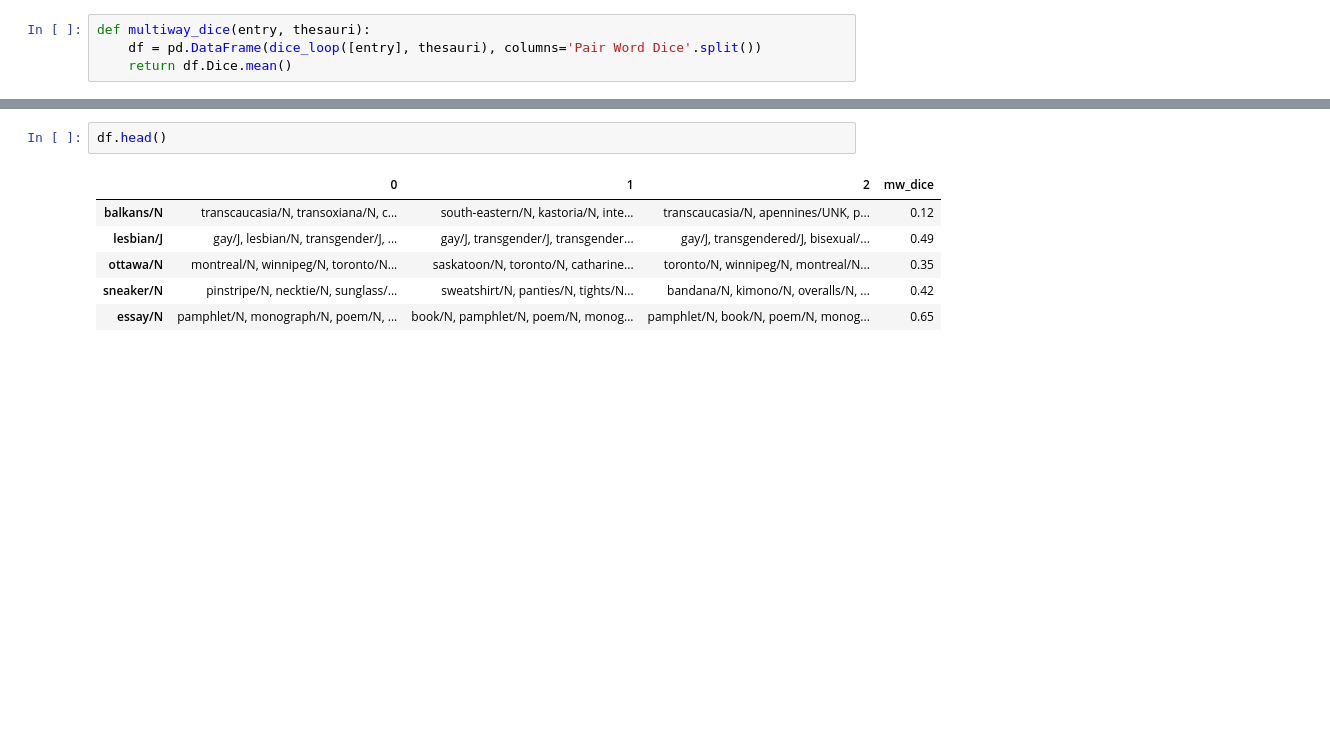
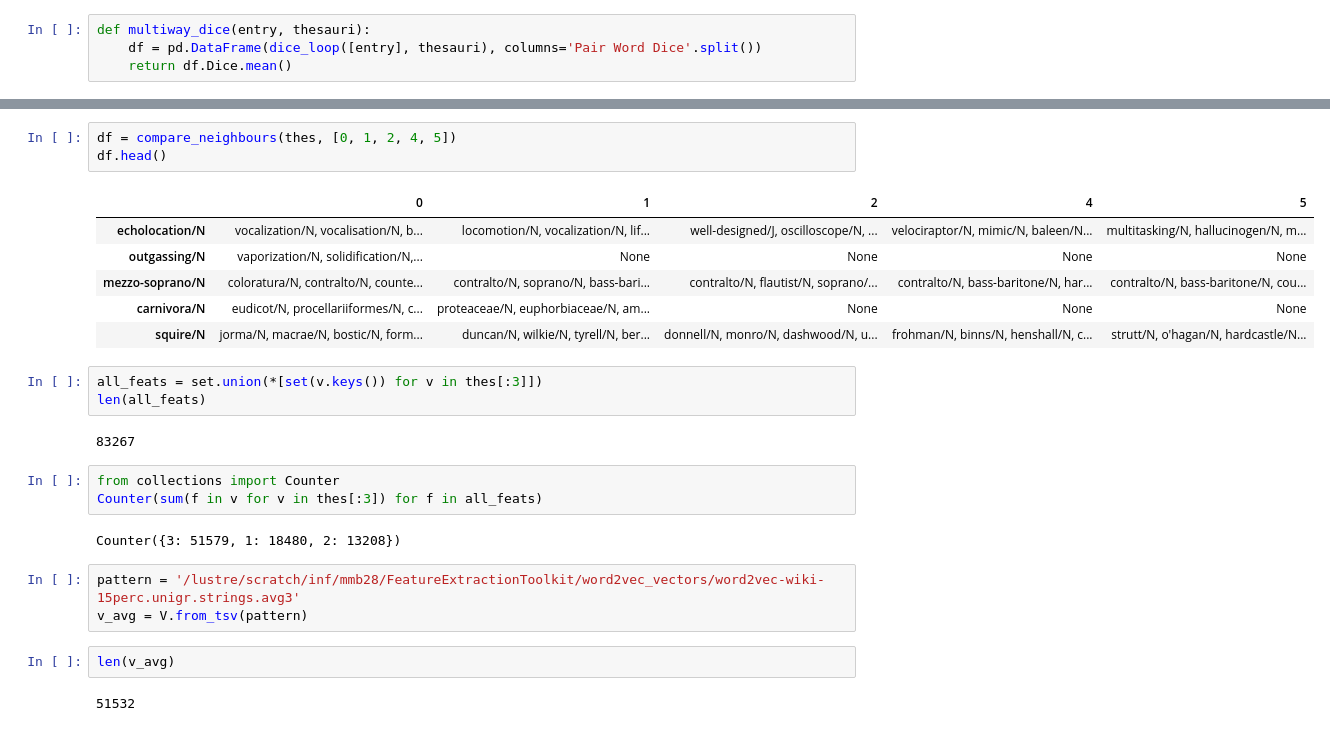
Before and after one commit to mbatchkarov/ExpLosion, a Jupyter notebook: notebooks/w2v_repeats_effect_of_random_initialisation.ipynb, the cells around one changed output, grey strips where cells are left out. Saved outputs shown, nothing was run; the diff lists cells and outputs as text; blank space fills up the shorter version.

```diff
--- a/notebooks/w2v_repeats_effect_of_random_initialisation.ipynb
+++ b/notebooks/w2v_repeats_effect_of_random_initialisation.ipynb
@@ -191,11 +181,29 @@ lesbian/J & 0 &        gay/J, lesbian/N, transgender/J, bisexual/J \\
 \bottomrule
 \end{tabular}
-# %%
-df.head()
-# %% [output]
-|  | 0 | 1 | 2 | mw_dice |
-| balkans/N | transcaucasia/N, transoxiana/N, c... | south-eastern/N, kastoria/N, inte... | transcaucasia/N, apennines/UNK, p... | 0.12 |
-| lesbian/J | gay/J, lesbian/N, transgender/J, ... | gay/J, transgender/J, transgender... | gay/J, transgendered/J, bisexual/... | 0.49 |
-| ottawa/N | montreal/N, winnipeg/N, toronto/N... | saskatoon/N, toronto/N, catharine... | toronto/N, winnipeg/N, montreal/N... | 0.35 |
-| sneaker/N | pinstripe/N, necktie/N, sunglass/... | sweatshirt/N, panties/N, tights/N... | bandana/N, kimono/N, overalls/N, ... | 0.42 |
-| essay/N | pamphlet/N, monograph/N, poem/N, ... | book/N, pamphlet/N, poem/N, monog... | pamphlet/N, book/N, poem/N, monog... | 0.65 |
+# %%
+df = compare_neighbours(thes, [0, 1, 2, 4, 5])
+df.head()
+# %% [output]
+|  | 0 | 1 | 2 | 4 | 5 |
+| echolocation/N | vocalization/N, vocalisation/N, b... | locomotion/N, vocalization/N, lif... | well-designed/J, oscilloscope/N, ... | velociraptor/N, mimic/N, baleen/N... | multitasking/N, hallucinogen/N, m... |
+| outgassing/N | vaporization/N, solidification/N,... | None | None | None | None |
+| mezzo-soprano/N | coloratura/N, contralto/N, counte... | contralto/N, soprano/N, bass-bari... | contralto/N, flautist/N, soprano/... | contralto/N, bass-baritone/N, har... | contralto/N, bass-baritone/N, cou... |
+| carnivora/N | eudicot/N, procellariiformes/N, c... | proteaceae/N, euphorbiaceae/N, am... | None | None | None |
+| squire/N | jorma/N, macrae/N, bostic/N, form... | duncan/N, wilkie/N, tyrell/N, ber... | donnell/N, monro/N, dashwood/N, u... | frohman/N, binns/N, henshall/N, c... | strutt/N, o'hagan/N, hardcastle/N... |
+# %%
+all_feats = set.union(*[set(v.keys()) for v in thes[:3]])
+len(all_feats)
+# %% [output]
+83267
+# %%
+from collections import Counter
+Counter(sum(f in v for v in thes[:3]) for f in all_feats)
+# %% [output]
+Counter({3: 51579, 1: 18480, 2: 13208})
+# %%
+pattern = '/lustre/scratch/inf/mmb28/FeatureExtractionToolkit/word2vec_vectors/word2vec-wiki-15perc.unigr.strings.avg3'
+v_avg = V.from_tsv(pattern)
+# %%
+len(v_avg)
+# %% [output]
+51532
```
Also changed, not shown: parts of 7 cells of this notebook, 3 other files.
